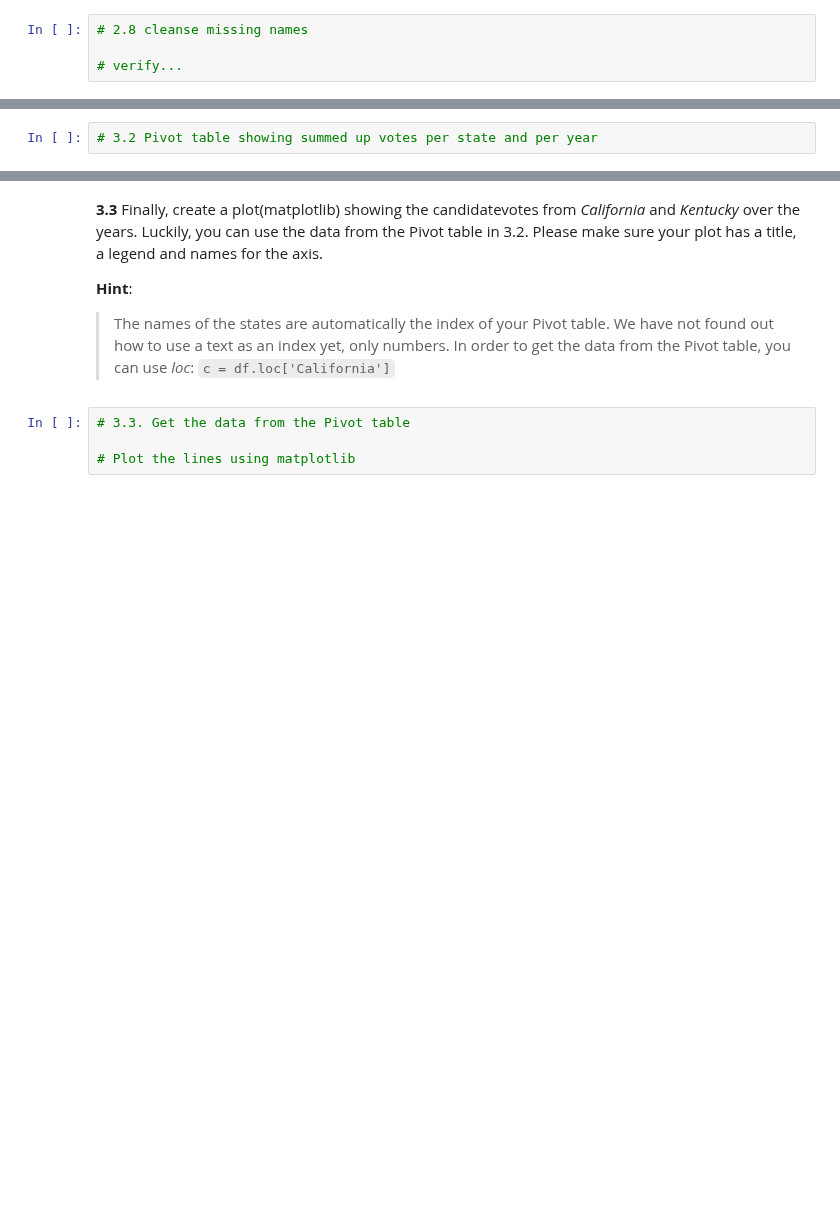
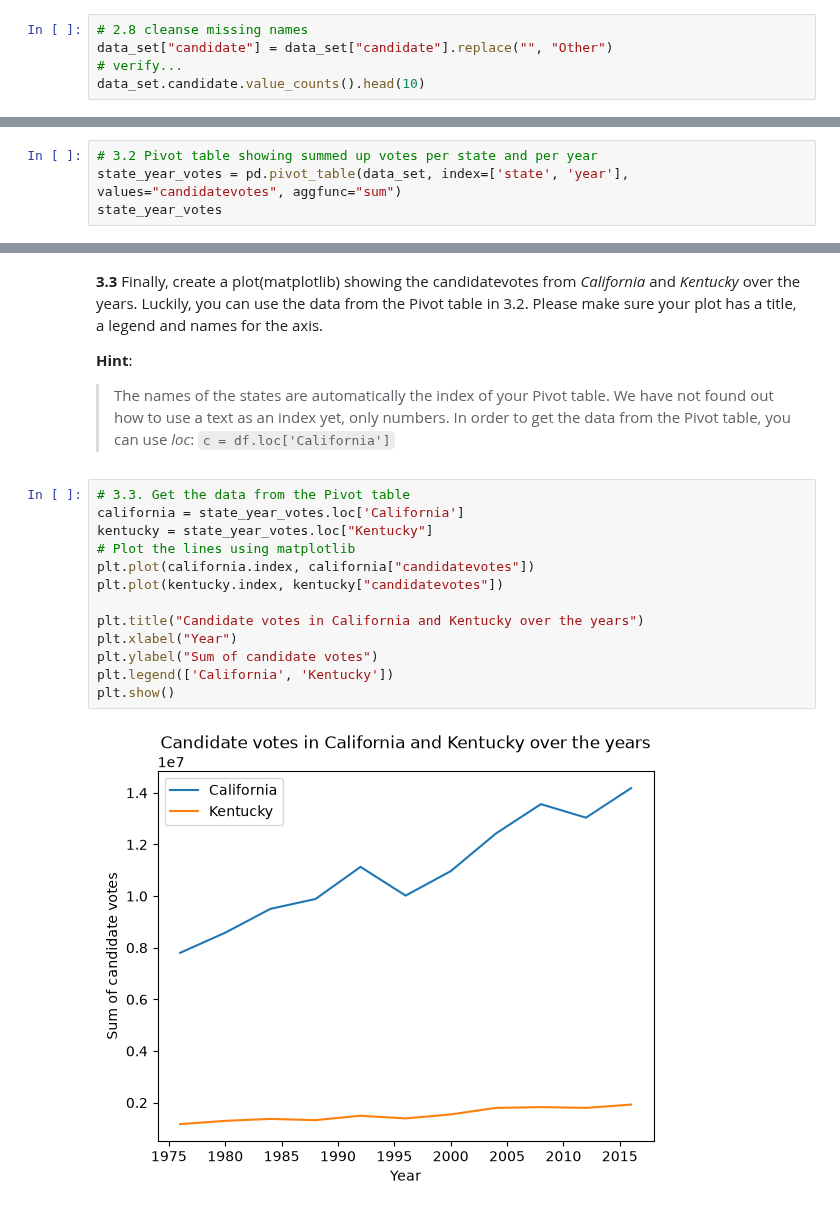
Before and after one commit to MrBierflasche/Studium, a Jupyter notebook: 3_Semester/MachineLearning/homework/01_EX/MLEA_01_EX_Pandas.ipynb, the cells around one changed output, grey strips where cells are left out. Cells and saved outputs as stored; diff of their text form; blank space fills up the shorter version.

```diff
--- a/3_Semester/MachineLearning/homework/01_EX/MLEA_01_EX_Pandas.ipynb
+++ b/3_Semester/MachineLearning/homework/01_EX/MLEA_01_EX_Pandas.ipynb
@@ -107,5 +207,6 @@ WHERE candidatevotes <= 10 AND candidate != "";
 **2.8** Probably you found out, that there is a name called "Other". Replace all missing values in the candidate names with "Other". Verify if it worked (if not, find a solution!)
 # %%
 # 2.8 cleanse missing names
-
+data_set["candidate"] = data_set["candidate"].replace("", "Other")
 # verify...
+data_set.candidate.value_counts().head(10)
@@ -117,3 +249,5 @@ WHERE candidatevotes <= 10 AND candidate != "";
 **3.2** Now, create a Pivot table showing summed up votes per state and per year
 # %%
 # 3.2 Pivot table showing summed up votes per state and per year
+state_year_votes = pd.pivot_table(data_set, index=['state', 'year'], values="candidatevotes", aggfunc="sum")
+state_year_votes
@@ -122,7 +271,18 @@ WHERE candidatevotes <= 10 AND candidate != "";
 
 **Hint**:
 > The names of the states are automatically the index of your Pivot table. We have not found out how to use a text as an index yet, only numbers. In order to get the data from the Pivot table, you can use *loc*: `c = df.loc['California']`
-# %%
-# 3.3. Get the data from the Pivot table
-
-# Plot the lines using matplotlib
+# %%
+# 3.3. Get the data from the Pivot table
+california = state_year_votes.loc['California']
+kentucky = state_year_votes.loc["Kentucky"]
+# Plot the lines using matplotlib
+plt.plot(california.index, california["candidatevotes"])
+plt.plot(kentucky.index, kentucky["candidatevotes"])
+
+plt.title("Candidate votes in California and Kentucky over the years")
+plt.xlabel("Year")
+plt.ylabel("Sum of candidate votes")
+plt.legend(['California', 'Kentucky'])
+plt.show()
+# %% [output]
+[figure, added]
```
Also changed, not shown: parts of 13 cells of this notebook, 3 other files.
